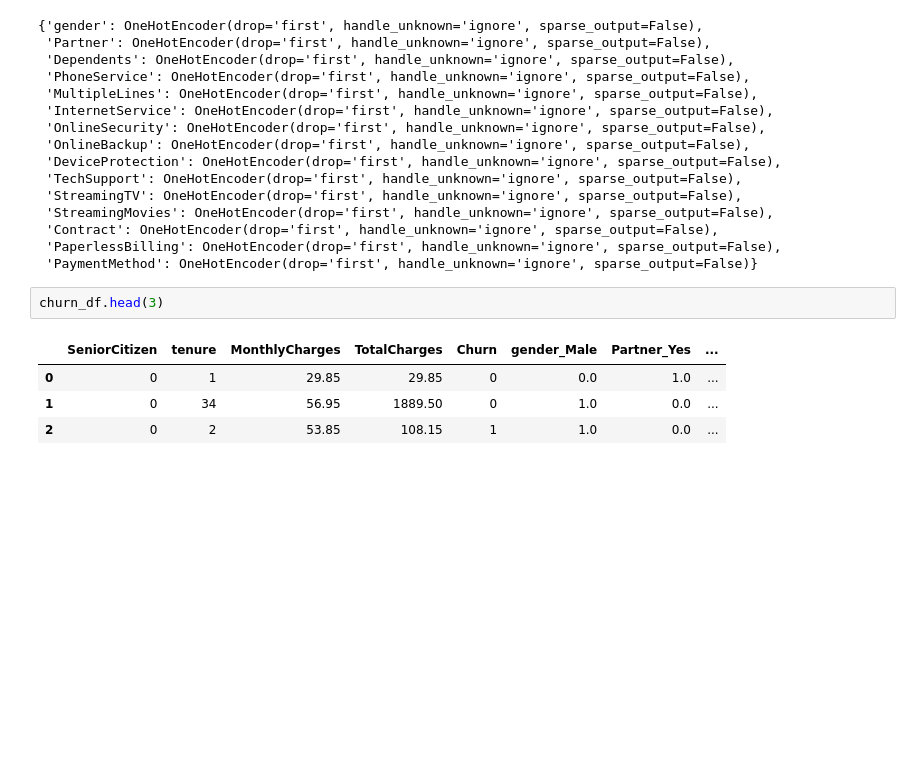
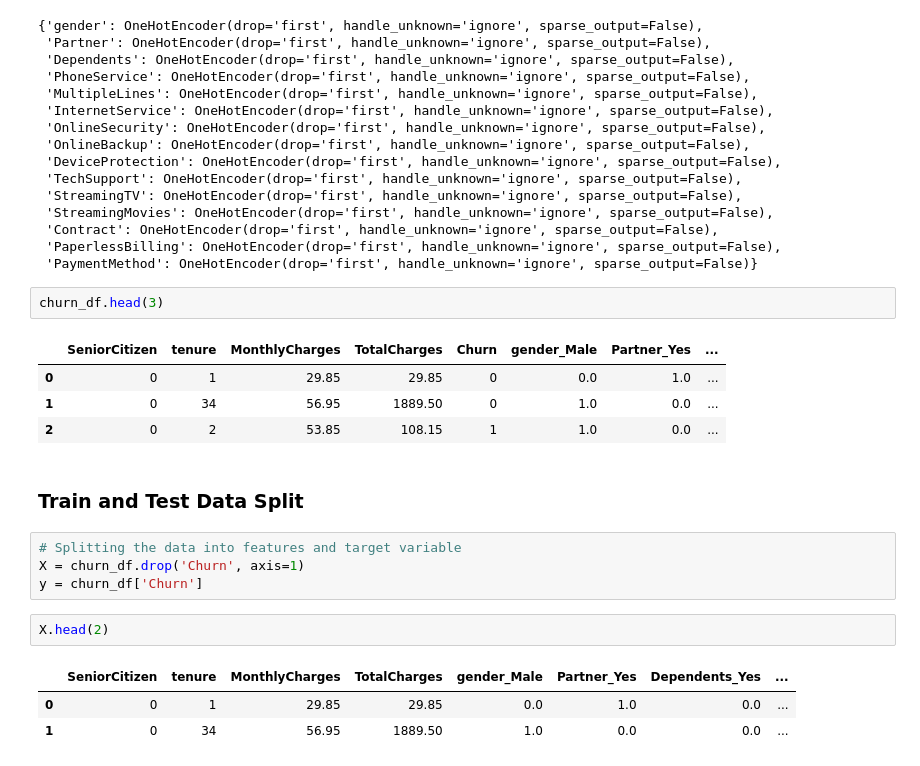
Before and after one commit to Anurag-Warthi/Machine-Learning-Projects, a Jupyter notebook: Machine Learning Projects/Customer Churn/Churn.ipynb, the cells around one changed output. Drawn from its saved outputs; the diff is of its cells as text; blank space fills up the shorter version.

Commit message:
New commit to churn file

```diff
--- a/Machine Learning Projects/Customer Churn/Churn.ipynb
+++ b/Machine Learning Projects/Customer Churn/Churn.ipynb
@@ -371,3 +371,15 @@ churn_df.head(3)
 | 0 | 0 | 1 | 29.85 | 29.85 | 0 | 0.0 | 1.0 | ... |
 | 1 | 0 | 34 | 56.95 | 1889.50 | 0 | 1.0 | 0.0 | ... |
 | 2 | 0 | 2 | 53.85 | 108.15 | 1 | 1.0 | 0.0 | ... |
+# %% [markdown]
+### Train and Test Data Split
+# %%
+# Splitting the data into features and target variable
+X = churn_df.drop('Churn', axis=1)
+y = churn_df['Churn']
+# %%
+X.head(2)
+# %% [output]
+|  | SeniorCitizen | tenure | MonthlyCharges | TotalCharges | gender_Male | Partner_Yes | Dependents_Yes | ... |
+| 0 | 0 | 1 | 29.85 | 29.85 | 0.0 | 1.0 | 0.0 | ... |
+| 1 | 0 | 34 | 56.95 | 1889.50 | 1.0 | 0.0 | 0.0 | ... |
```
